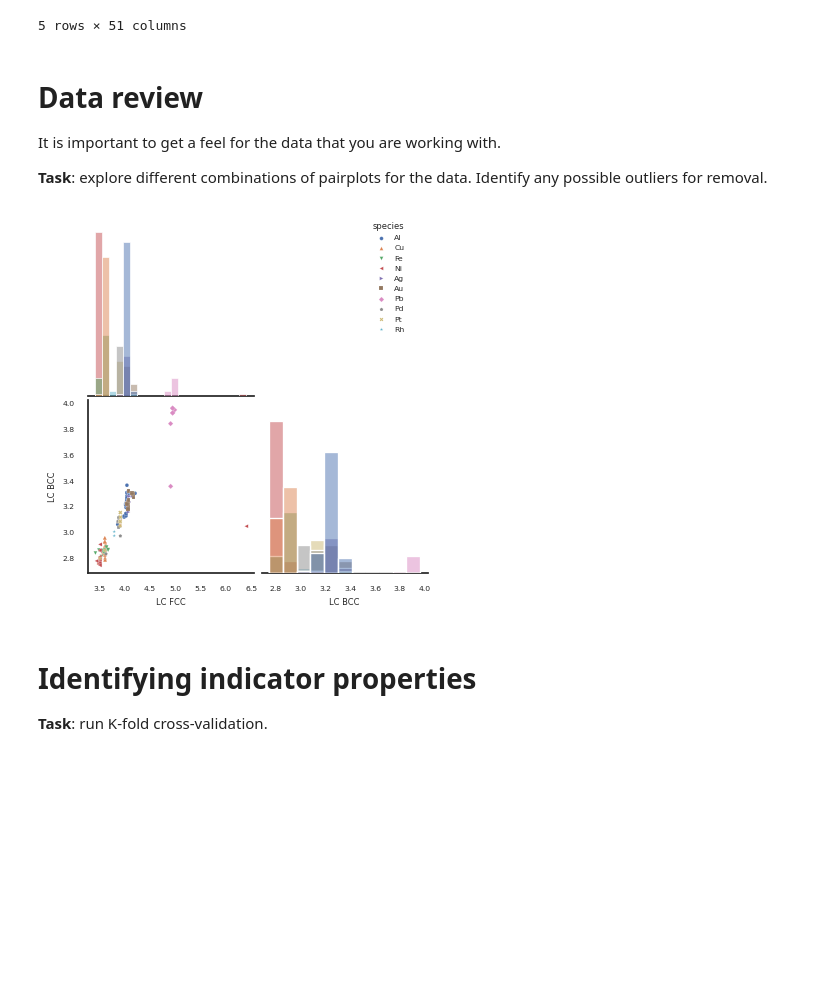
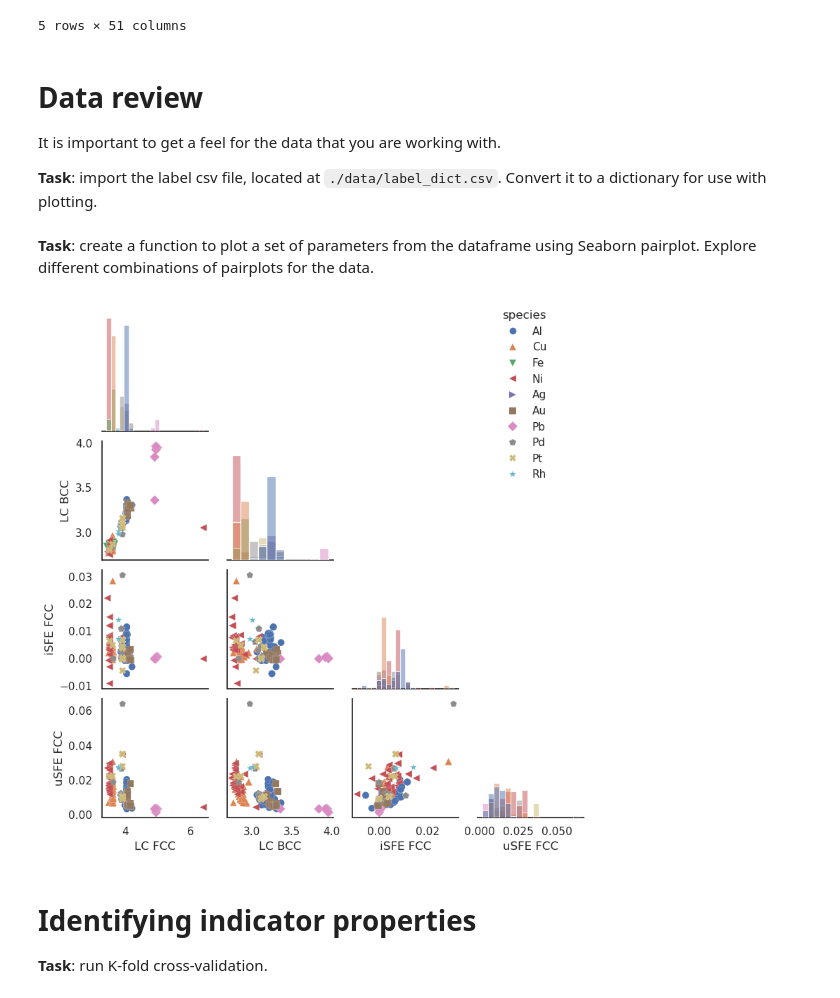
Before and after one commit to bjasperson/property-covariance-demo, a Jupyter notebook: property_covariance_demo.ipynb, the cells around one changed output. Cells and saved outputs as stored; diff of their text form; code cells hidden in the pictures; blank space fills up the shorter version.

Commit message:
plotting, updates

```diff
--- a/property_covariance_demo.ipynb
+++ b/property_covariance_demo.ipynb
@@ -56,8 +56,18 @@ df_data.head()
 # Data review
 It is important to get a feel for the data that you are working with.
 
-
-**Task**: explore different combinations of pairplots for the data. Identify any possible outliers for removal.
+**Task**: import the label csv file, located at `./data/label_dict.csv`. Convert it to a dictionary for use with plotting.
+# %%
+def import_label_dict():
+    """import the ./data/label_dict.csv file, convert it to a dictionary"
+
+    """
+    # useful for plotting purposes
+    df_label_dict = pd.read_csv("./data/label_dict.csv")
+    label_dict = df_label_dict.to_dict(orient="records")[0]
+    return label_dict
+# %% [markdown]
+**Task**: create a function to plot a set of parameters from the dataframe using Seaborn pairplot. Explore different combinations of pairplots for the data.
 # %%
 def pairplot_fun(df,
                  params_list,
@@ -65,42 +75,37 @@ def pairplot_fun(df,
                  xlims = False,
                  height=2.0):
     """create pairplot for select indicator properties
 
     Args:
         df (pandas.DataFrame): dataframe of data
         params_list (list): list of parameter strings to use
         label_dict (dict): convert label keys to human readable format
         xlims (list): list of limits to use for plotting
         height (float): pairplot height
     """
     params_list.extend(['species'])
     X = df[params_list]
     X.columns = [label_dict[x] for x in X.columns.to_list()]
-    sns.set_theme(style="white", font_scale = .5)
+    sns.set_theme(style="white", font_scale = 1)
     marker_list = ['o','^','v','<','>','s','D','p','X','*','.','P']
     g = sns.pairplot(X, hue='species', corner=True, markers = marker_list[0:len(df.species.drop_duplicates())],
-                     plot_kws=dict(s=7, linewidth=0.1, rasterized = True),
+                     plot_kws=dict(s=50, linewidth=0.1, rasterized = True),
                      height=height,
                      diag_kind='hist')
     sns.move_legend(g, "upper right", bbox_to_anchor = (0.85,1))
 
     if xlims != False:
         for i in range(len(g.axes)):
             for j in range(len(g.axes[i])):
                 g.axes[i][j].set_xlim(xlims)
                 g.axes[i][j].set_ylim(xlims)
 
 
-def import_label_dict():
-    df_label_dict = pd.read_csv("./data/label_dict.csv")
-    label_dict = df_label_dict.to_dict(orient="records")[0]
-    return label_dict
-
 label_dict = import_label_dict()
-plot_param_list = ["lattice_constant_fcc", "lattice_constant_bcc"]
+plot_param_list = ["lattice_constant_fcc", "lattice_constant_bcc", 'intr_stack_fault_energy_fcc', 'unstable_stack_energy_fcc']
 pairplot_fun(df_data, plot_param_list, label_dict)
 # %% [output]
-[figure, old version]
+[figure, new version]
 # %% [markdown]
 # Identifying indicator properties
 
```
Also changed, not shown: parts of 13 cells of this notebook.
